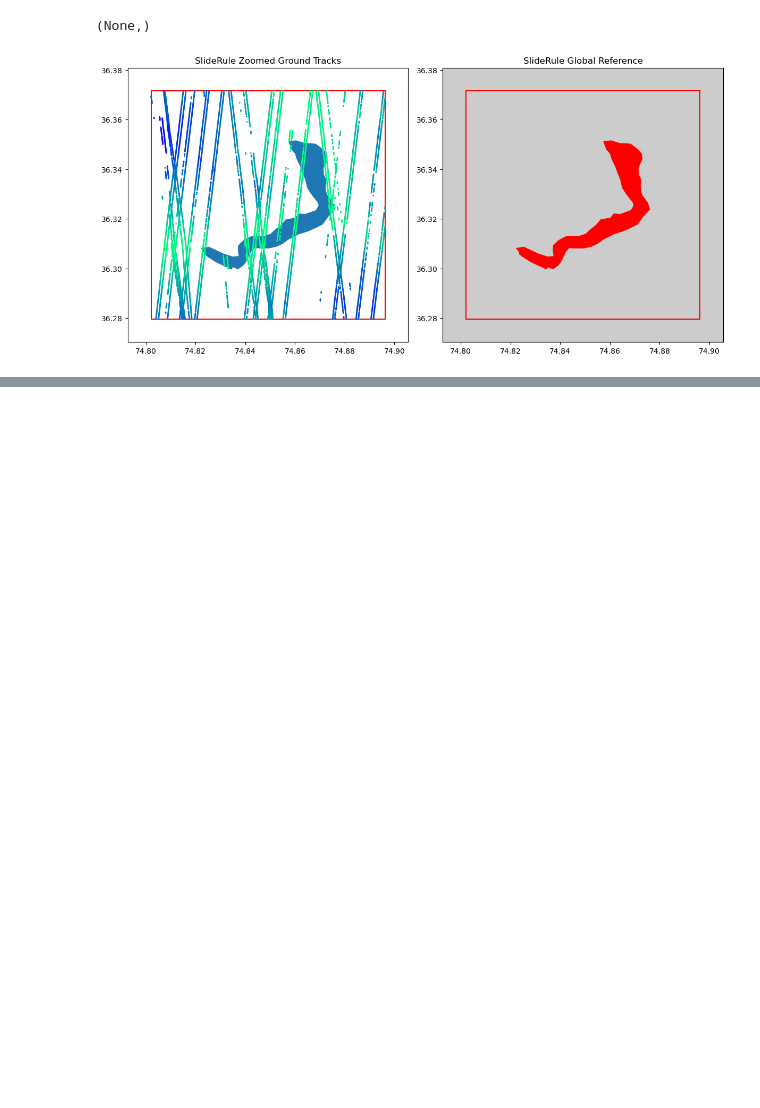
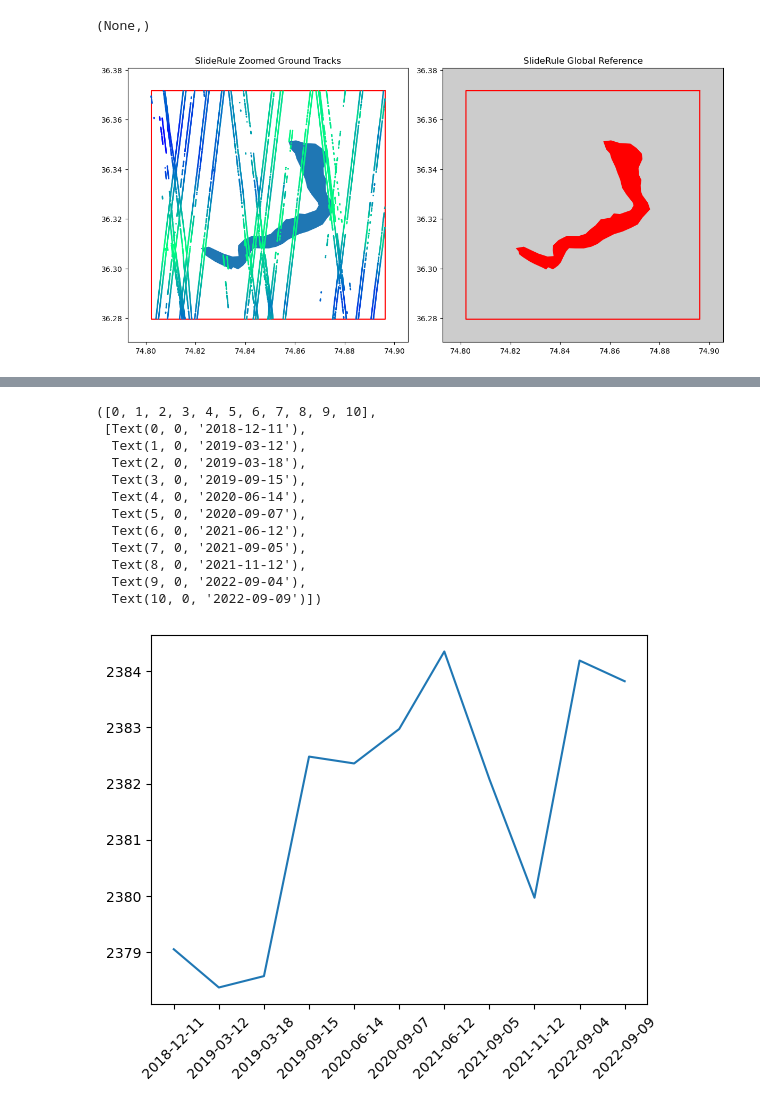
Before and after one commit to ICESAT-2HackWeek/3DLAKE, a Jupyter notebook: notebooks/Attabad.ipynb, the cells around one changed output, grey strips where cells are left out. Saved outputs shown, nothing was run; the diff lists cells and outputs as text; code cells hidden in the pictures; blank space fills up the shorter version.

```diff
--- a/notebooks/Attabad.ipynb
+++ b/notebooks/Attabad.ipynb
@@ -106,0 +133,21 @@ plt.tight_layout(),
+# %%
+gdf_sel = gdf_sel[['h_mean', 'date']]
+# %%
+gdf_mean = gdf_sel.groupby('date').median()
+# %%
+plt.plot(gdf_mean.index, gdf_mean['h_mean'], '-')
+plt.xticks(rotation=45)
+# %% [output]
+([0, 1, 2, 3, 4, 5, 6, 7, 8, 9, 10],
+ [Text(0, 0, '2018-12-11'),
+  Text(1, 0, '2019-03-12'),
+  Text(2, 0, '2019-03-18'),
+  Text(3, 0, '2019-09-15'),
+  Text(4, 0, '2020-06-14'),
+  Text(5, 0, '2020-09-07'),
+  Text(6, 0, '2021-06-12'),
+  Text(7, 0, '2021-09-05'),
+  Text(8, 0, '2021-11-12'),
+  Text(9, 0, '2022-09-04'),
+  Text(10, 0, '2022-09-09')])
+[figure, added]
```
Also changed, not shown: parts of 6 cells of this notebook.
